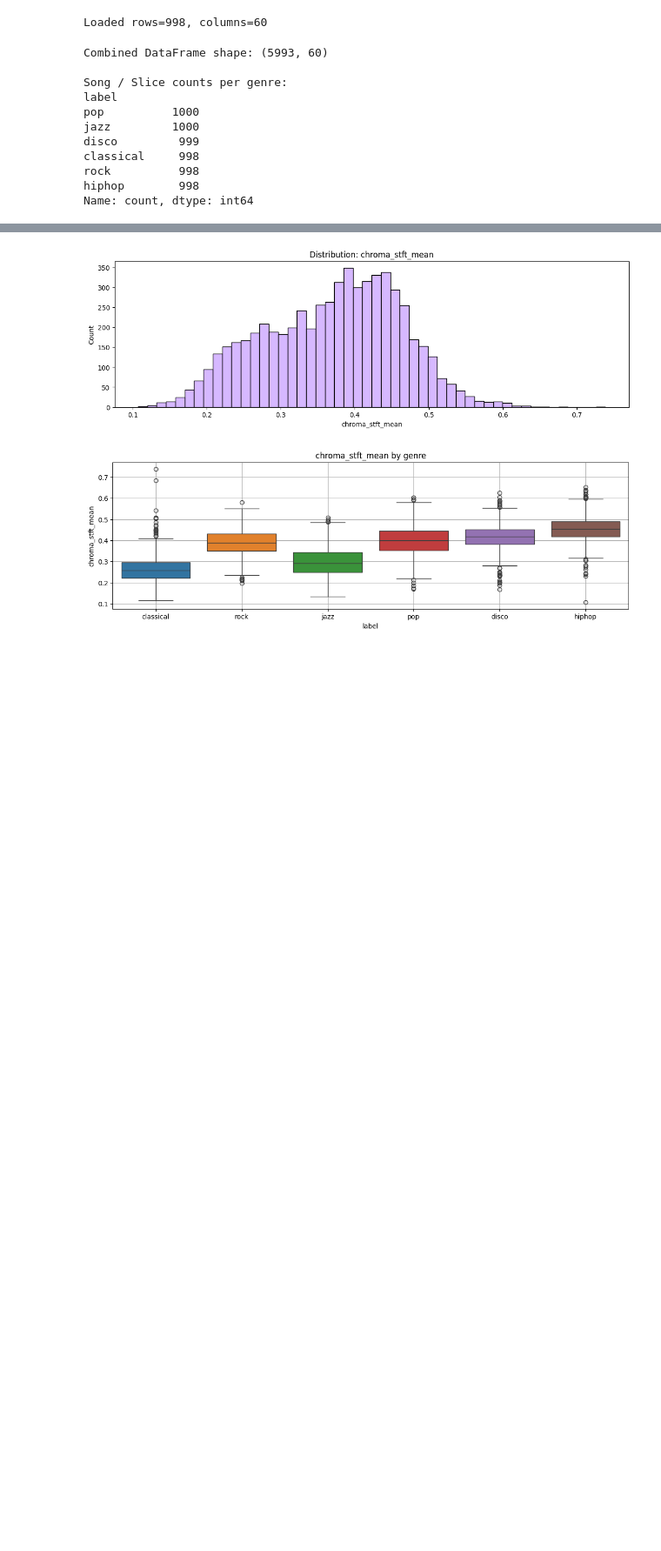
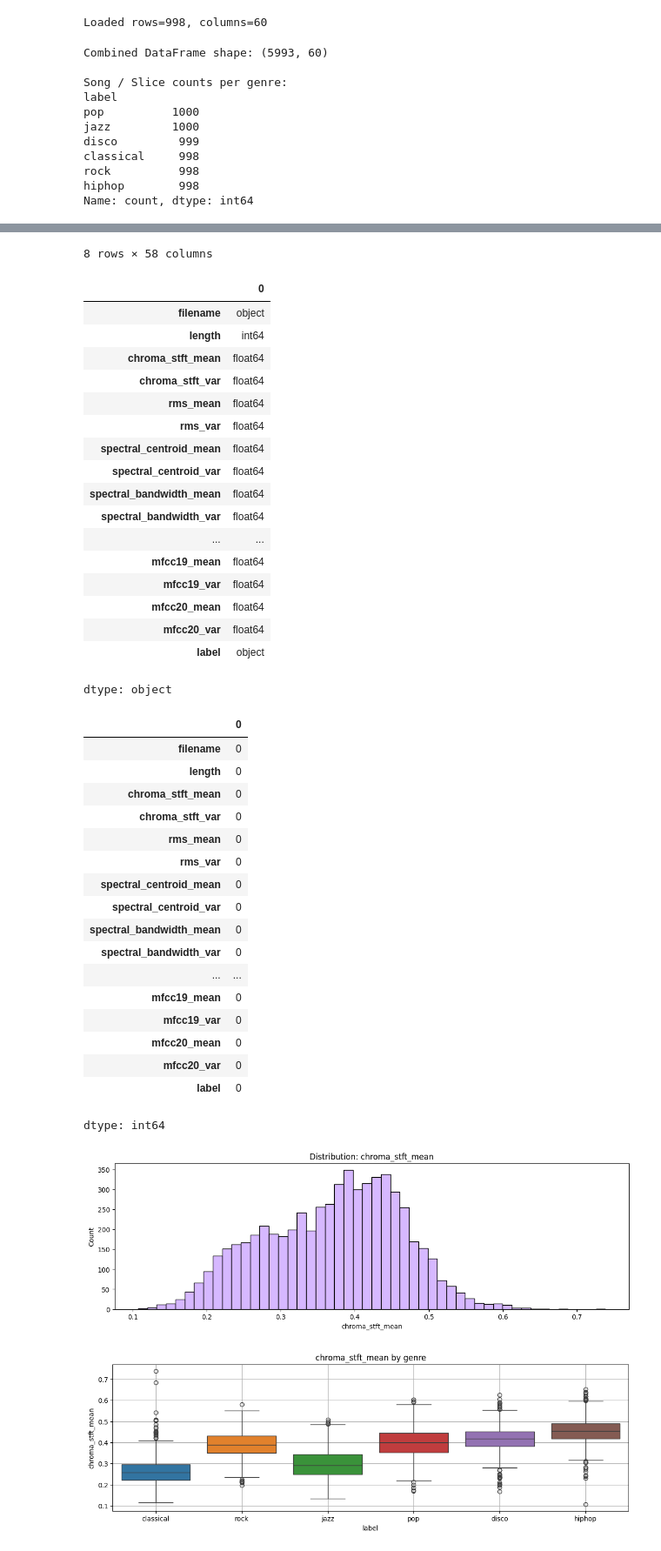
Before and after one commit to SNIGDHA-ms24043/IDC-PROJECT--Music-Genre-Classification, a Jupyter notebook: Music_Genre_IDC_Project.ipynb, the cells around one changed output, grey strips where cells are left out. Shown at 87% size. Saved outputs shown, nothing was run; the diff lists cells and outputs as text; code cells hidden in the pictures; blank space fills up the shorter version.

```diff
--- a/Music_Genre_IDC_Project.ipynb
+++ b/Music_Genre_IDC_Project.ipynb
@@ -110,0 +97,7 @@ df.describe()
+# %%
+#gurleen
+#data quality check
+display(df.describe())
+display(df.dtypes)
+display(df.isna().sum())
+# %% [output]
@@ -111,2 +113,39 @@ df.describe()
+8 rows × 58 columns
+|  | 0 |
+| filename | object |
+| length | int64 |
+| chroma_stft_mean | float64 |
+| chroma_stft_var | float64 |
+| rms_mean | float64 |
+| rms_var | float64 |
+| spectral_centroid_mean | float64 |
+| spectral_centroid_var | float64 |
+| spectral_bandwidth_mean | float64 |
+| spectral_bandwidth_var | float64 |
+| ... | ... |
+| mfcc19_mean | float64 |
+| mfcc19_var | float64 |
+| mfcc20_mean | float64 |
+| mfcc20_var | float64 |
+| label | object |
+dtype: object
+|  | 0 |
+| filename | 0 |
+| length | 0 |
+| chroma_stft_mean | 0 |
+| chroma_stft_var | 0 |
+| rms_mean | 0 |
+| rms_var | 0 |
+| spectral_centroid_mean | 0 |
+| spectral_centroid_var | 0 |
+| spectral_bandwidth_mean | 0 |
+| spectral_bandwidth_var | 0 |
+| ... | ... |
+| mfcc19_mean | 0 |
+| mfcc19_var | 0 |
+| mfcc20_mean | 0 |
+| mfcc20_var | 0 |
+| label | 0 |
+dtype: int64
 # %%
 #gurleen
```
Also changed, not shown: parts of 5 cells of this notebook.
